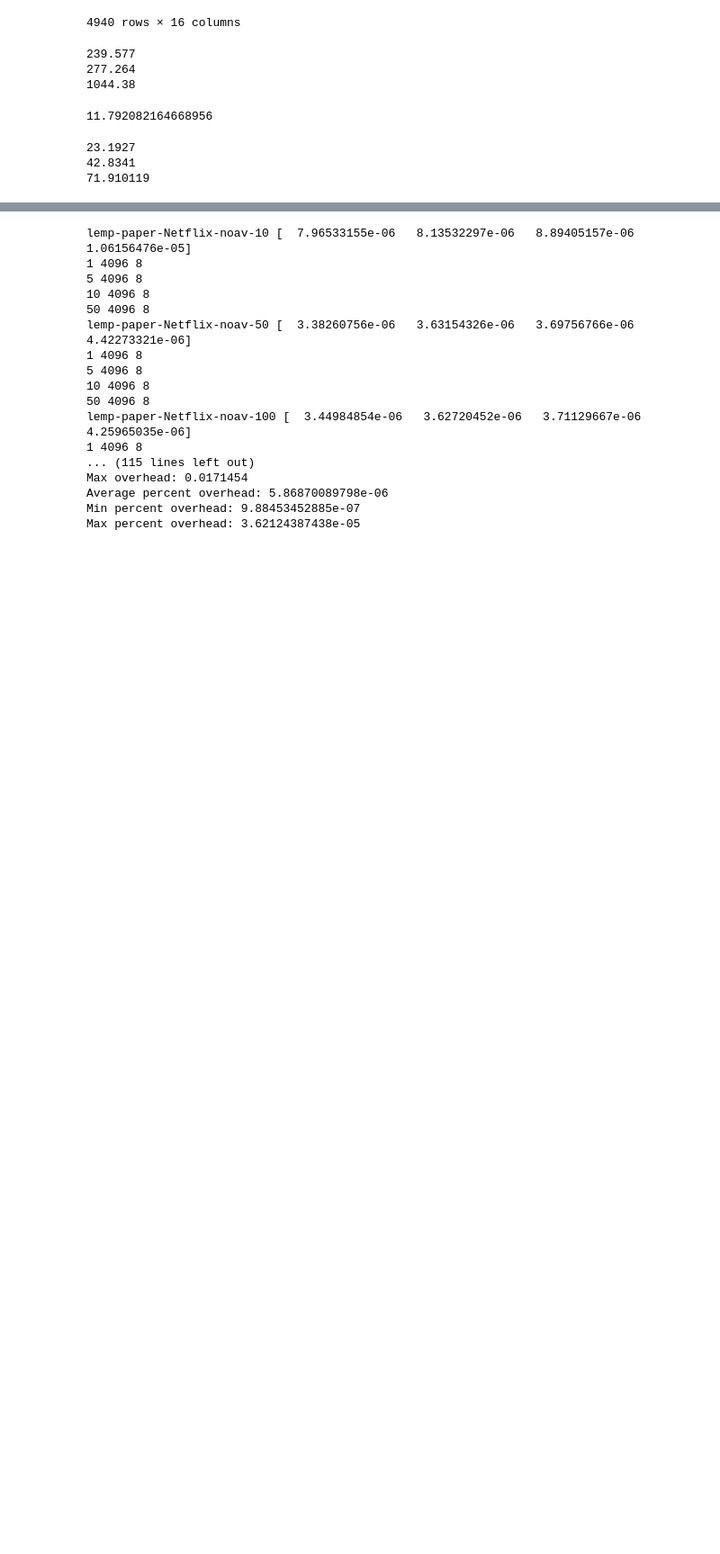
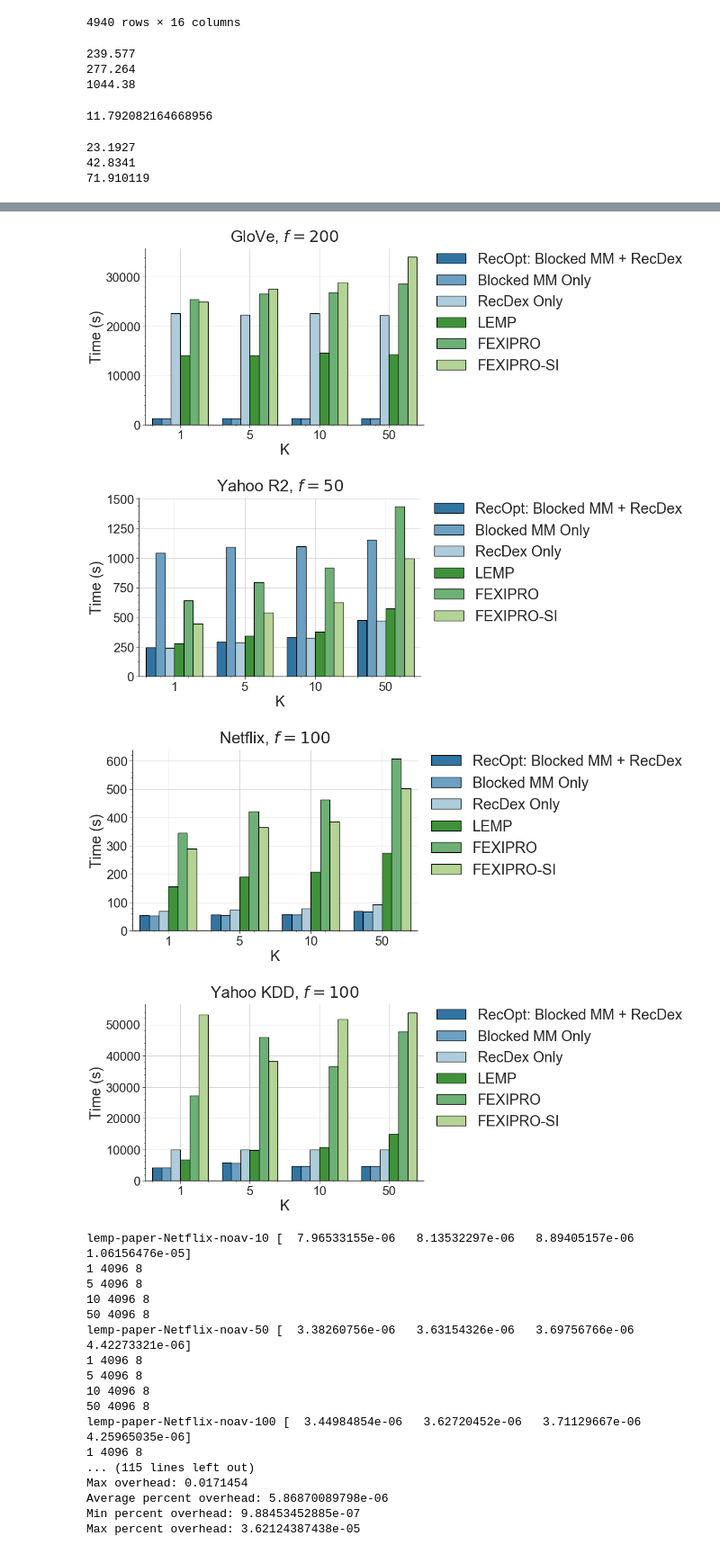
Before and after one commit to stanford-futuredata/optimus-maximus, a Jupyter notebook: plots/simdex-plots.ipynb, the cells around one changed output, grey strips where cells are left out. Shown: that part at 90% size. Drawn from its saved outputs; the diff is of its cells as text; code cells hidden in the pictures; blank space fills up the shorter version.

```diff
--- a/plots/simdex-plots.ipynb
+++ b/plots/simdex-plots.ipynb
@@ -138,7 +216,14 @@ RMSE plots
 # %%
-for model in GLOVE_MODELS:
-    f_u_plot_single(simdex_df, lemp_df, blocked_mm_df, fexipro_df,
-                    fexipro_si_df, sampling_df, model=model, num_clusters=8)
+with sns.color_palette(all_palette):
+    for model in ['lemp-paper-Glove-200', 'nomad-R2-50-reg-0.000001', 'nomad-Netflix-100-reg-0.05',
+             'nomad-KDD-100-reg-1']:
+        f_u_plot_single(simdex_df, lemp_df, blocked_mm_df, fexipro_df,
+                    fexipro_si_df, sampling_df, model=model, num_clusters=8, y_title=1.02)
+# %% [output]
+[figure, added]
+[figure, added]
+[figure, added]
+[figure, added]
 # %%
 for model in BPR_GOLD_STANDARD_MODELS:
     f_u_plot_single(simdex_df, lemp_df, blocked_mm_df, fexipro_df,
```
Also changed, not shown: parts of 5 cells of this notebook, 1 other file.
